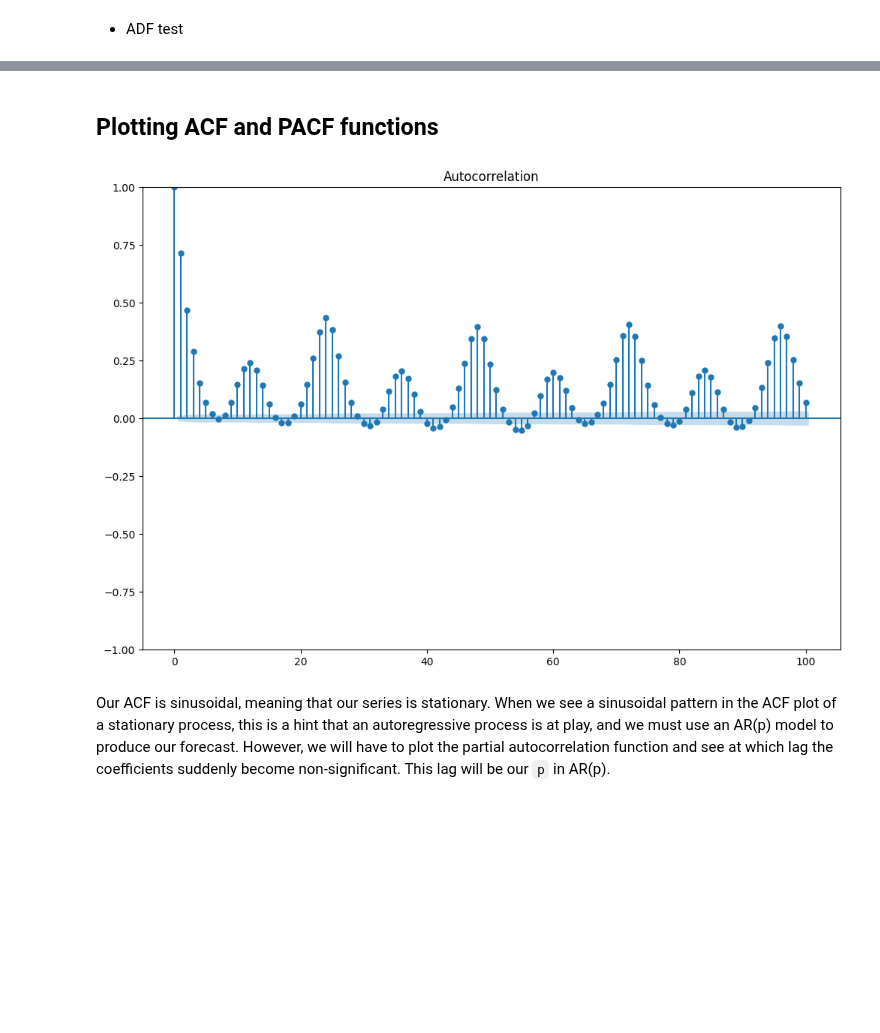
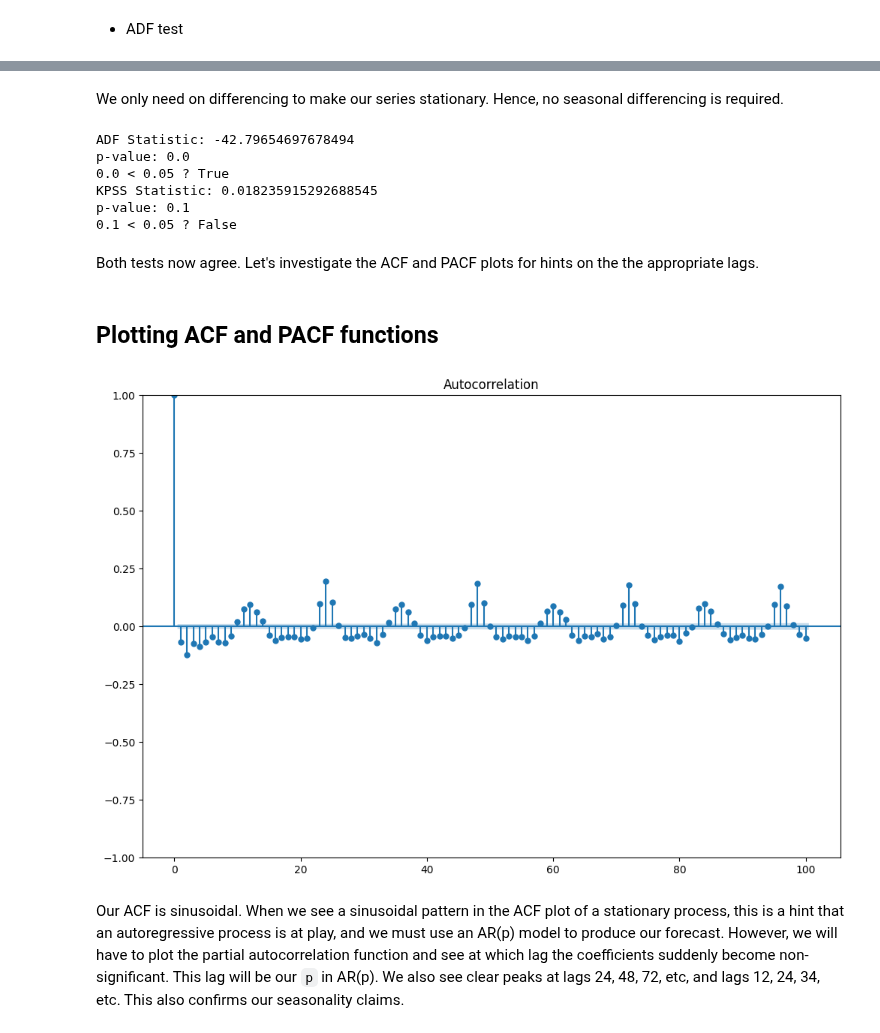
Before and after one commit to Ibrahim-Ola/time-series-python, a Jupyter notebook: SARIMA.ipynb, the cells around one changed output, grey strips where cells are left out. Cells and saved outputs as stored; diff of their text form; code cells hidden in the pictures; blank space fills up the shorter version.

```diff
--- a/SARIMA.ipynb
+++ b/SARIMA.ipynb
@@ -82,9 +103,9 @@ If we fail to reject the null hypothesis, this test may provide evidence that th
 # %% [markdown]
 * ADF test
 # %%
-full_train_df=pd.concat([train_df, val_df, test_df])
+full_df=pd.concat([train_df, val_df, test_df])
 
-target=full_train_df.Global_active_power
+target=full_df.Global_active_power
 
 ad_fuller_result = adfuller(target)
 
@@ -92,6 +113,7 @@ print(f'ADF Statistic: {ad_fuller_result[0]}')
 print(f'p-value: {ad_fuller_result[1]}')
 
 print(f"{ad_fuller_result[1]} < 0.05 ? {ad_fuller_result[1] < 0.05}")
+print("Stationary? ", ad_fuller_result[1] < 0.05)
 # %% [output]
 ADF Statistic: -14.357816480395023
 p-value: 9.965088412100937e-27
@@ -99,12 +187,47 @@ p-value: 9.965088412100937e-27
+# %% [markdown]
+We only need on differencing to make our series stationary. Hence, no seasonal differencing is required.
+# %%
+## apply 1st-order differencing
+target_diff = np.diff(target, n=1)
+
+# Test for stationarity
+
+# ADF Test
+
+ad_fuller_result = adfuller(target_diff)
+
+print(f'ADF Statistic: {ad_fuller_result[0]}')
+print(f'p-value: {ad_fuller_result[1]}')
+
+print(f"{ad_fuller_result[1]} < 0.05 ? {ad_fuller_result[1] < 0.05}")
+
+
+# KPSS Test
+
+kpss_result = kpss(target_diff)
+
+print(f'KPSS Statistic: {kpss_result[0]}')
+print(f'p-value: {kpss_result[1]}')
+
+print(f"{kpss_result[1]} < 0.05 ? {kpss_result[1] < 0.05}")
+# %% [output]
+ADF Statistic: -42.79654697678494
+p-value: 0.0
+0.0 < 0.05 ? True
+KPSS Statistic: 0.018235915292688545
+p-value: 0.1
+0.1 < 0.05 ? False
+# %% [markdown]
+Both tests now agree. Let's investigate the ACF and PACF plots for hints on the the appropriate lags.
 # %% [markdown]
 ## Plotting ACF and PACF functions
 # %%
 fig, ax = plt.subplots(figsize=(12, 8))
-plot_acf(target, lags=100, ax=ax)
+plot_acf(target_diff, lags=100, ax=ax)
 plt.show()
 # %% [output]
-[figure, old version]
+[figure, new version]
 # %% [markdown]
-Our ACF is sinusoidal, meaning that our series is stationary. When we see a sinusoidal pattern in the ACF plot of a stationary process, this is a hint that an autoregressive process is at play, and we must use an AR(p) model to produce our forecast. However, we will have to plot the partial autocorrelation function and see at which lag the coefficients suddenly become non-significant. This lag will be our `p` in AR(p).
+Our ACF is sinusoidal. When we see a sinusoidal pattern in the ACF plot of a stationary process, this is a hint that an autoregressive process is at play, and we must use an AR(p) model to produce our forecast. However, we will have to plot the partial autocorrelation function and see at which lag the coefficients suddenly become non-significant. This lag will be our `p` in AR(p). We also see clear peaks at lags 24, 48, 72, etc, and lags 12, 24, 34, etc. This also confirms our seasonality claims.
 # %%
 fig, ax = plt.subplots(figsize=(12, 8))
```
Also changed, not shown: parts of 31 cells of this notebook.
